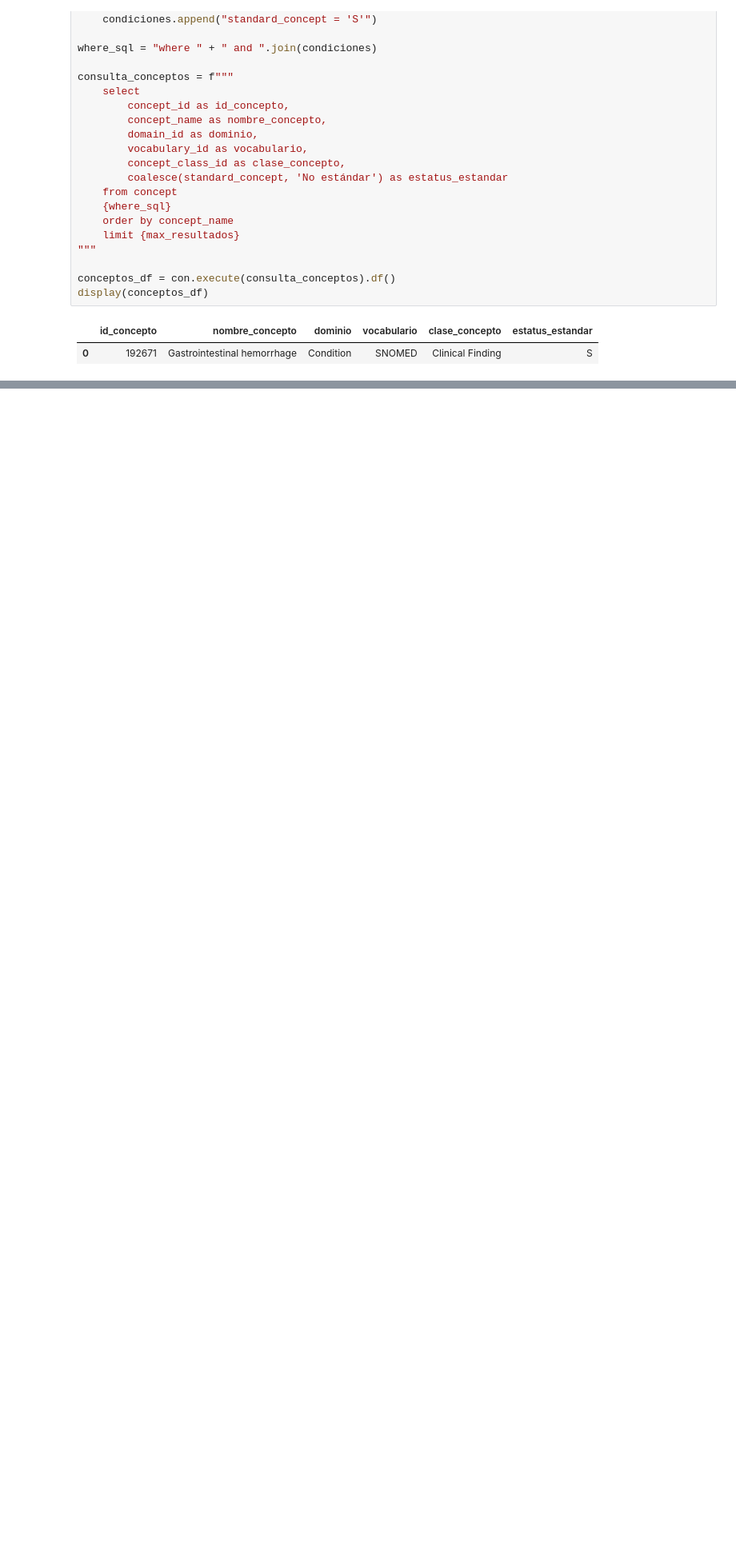
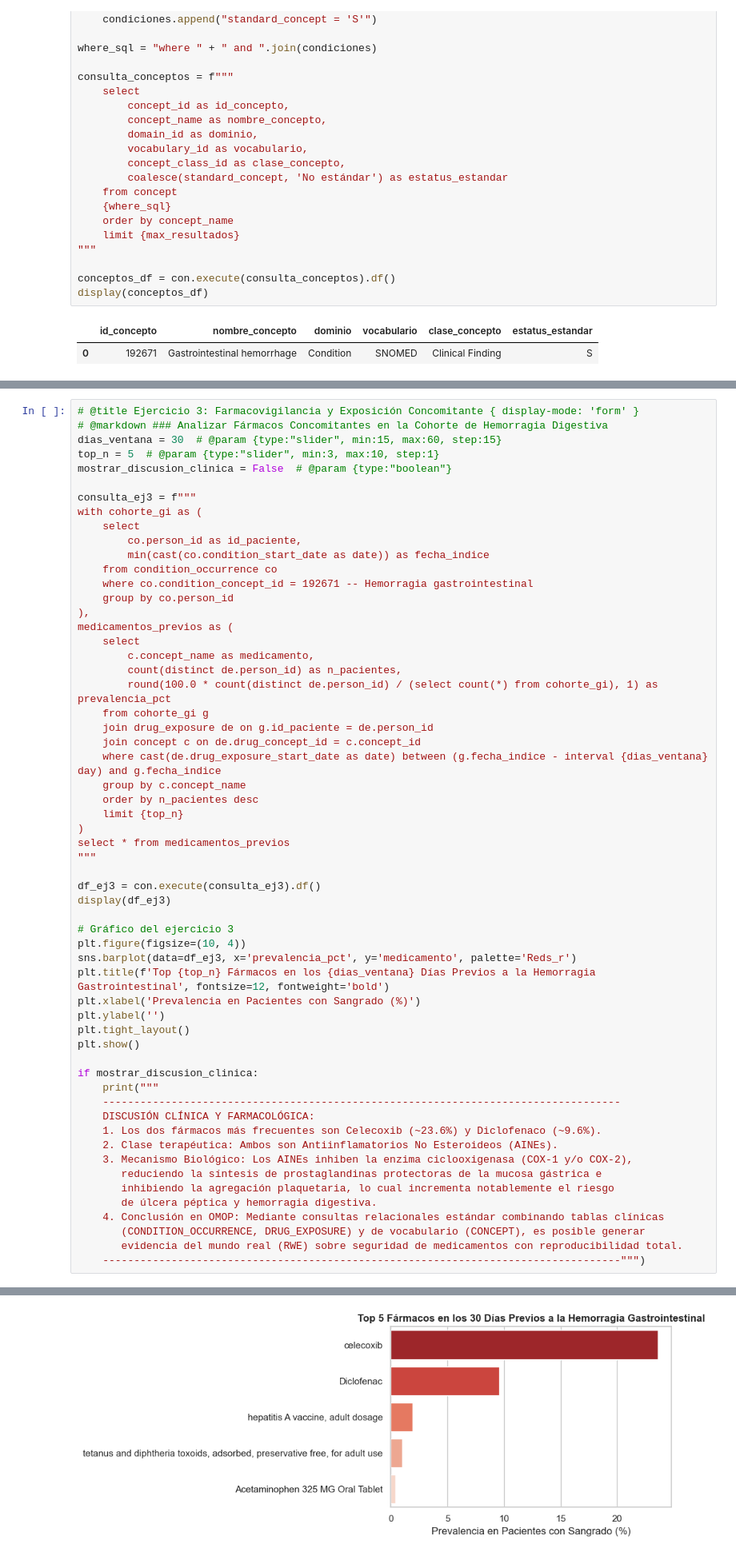
Before and after one commit to jdposada/diplomado_urosario, a Jupyter notebook: eunomia_omop_showcase_es.ipynb, the cells around one changed output, grey strips where cells are left out. Shown at 80% size. Saved outputs shown, nothing was run; the diff lists cells and outputs as text; blank space fills up the shorter version.

```diff
--- a/eunomia_omop_showcase_es.ipynb
+++ b/eunomia_omop_showcase_es.ipynb
@@ -643,0 +850,59 @@ Passing `palette` without assigning `hue` is deprecated and will be removed in v
+# %%
+# @title Ejercicio 3: Farmacovigilancia y Exposición Concomitante { display-mode: 'form' }
+# @markdown ### Analizar Fármacos Concomitantes en la Cohorte de Hemorragia Digestiva
+dias_ventana = 30  # @param {type:"slider", min:15, max:60, step:15}
+top_n = 5  # @param {type:"slider", min:3, max:10, step:1}
+mostrar_discusion_clinica = False  # @param {type:"boolean"}
+
+consulta_ej3 = f"""
+with cohorte_gi as (
+    select
+        co.person_id as id_paciente,
+        min(cast(co.condition_start_date as date)) as fecha_indice
+    from condition_occurrence co
+    where co.condition_concept_id = 192671 -- Hemorragia gastrointestinal
+    group by co.person_id
+),
+medicamentos_previos as (
+    select
+        c.concept_name as medicamento,
+        count(distinct de.person_id) as n_pacientes,
+        round(100.0 * count(distinct de.person_id) / (select count(*) from cohorte_gi), 1) as prevalencia_pct
+    from cohorte_gi g
+    join drug_exposure de on g.id_paciente = de.person_id
+    join concept c on de.drug_concept_id = c.concept_id
+    where cast(de.drug_exposure_start_date as date) between (g.fecha_indice - interval {dias_ventana} day) and g.fecha_indice
+    group by c.concept_name
+    order by n_pacientes desc
+    limit {top_n}
+)
+select * from medicamentos_previos
+"""
+
+df_ej3 = con.execute(consulta_ej3).df()
+display(df_ej3)
+
+# Gráfico del ejercicio 3
+plt.figure(figsize=(10, 4))
+sns.barplot(data=df_ej3, x='prevalencia_pct', y='medicamento', palette='Reds_r')
+plt.title(f'Top {top_n} Fármacos en los {dias_ventana} Días Previos a la Hemorragia Gastrointestinal', fontsize=12, fontweight='bold')
+plt.xlabel('Prevalencia en Pacientes con Sangrado (%)')
+plt.ylabel('')
+plt.tight_layout()
+plt.show()
+
+if mostrar_discusion_clinica:
+    print("""
+    -----------------------------------------------------------------------------------
+    DISCUSIÓN CLÍNICA Y FARMACOLÓGICA:
+    1. Los dos fármacos más frecuentes son Celecoxib (~23.6%) y Diclofenaco (~9.6%).
+    2. Clase terapéutica: Ambos son Antiinflamatorios No Esteroideos (AINEs).
+    3. Mecanismo Biológico: Los AINEs inhiben la enzima ciclooxigenasa (COX-1 y/o COX-2),
+       reduciendo la síntesis de prostaglandinas protectoras de la mucosa gástrica e
+       inhibiendo la agregación plaquetaria, lo cual incrementa notablemente el riesgo
+       de úlcera péptica y hemorragia digestiva.
+    4. Conclusión en OMOP: Mediante consultas relacionales estándar combinando tablas clínicas
+       (CONDITION_OCCURRENCE, DRUG_EXPOSURE) y de vocabulario (CONCEPT), es posible generar
+       evidencia del mundo real (RWE) sobre seguridad de medicamentos con reproducibilidad total.
+    -----------------------------------------------------------------------------------""")
+# %% [output]
@@ -644 +918,2 @@ Passing `palette` without assigning `hue` is deprecated and will be removed in v
+[figure, added]
 # %% [markdown]
```
Also changed, not shown: parts of 17 cells of this notebook.
